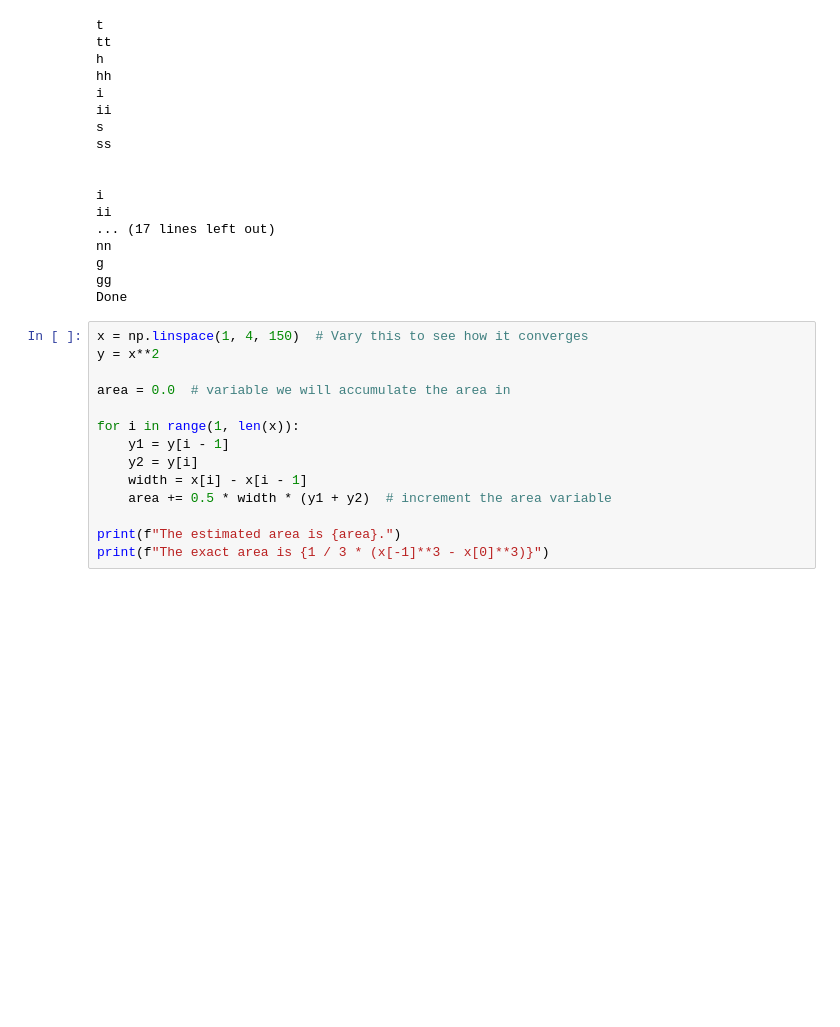
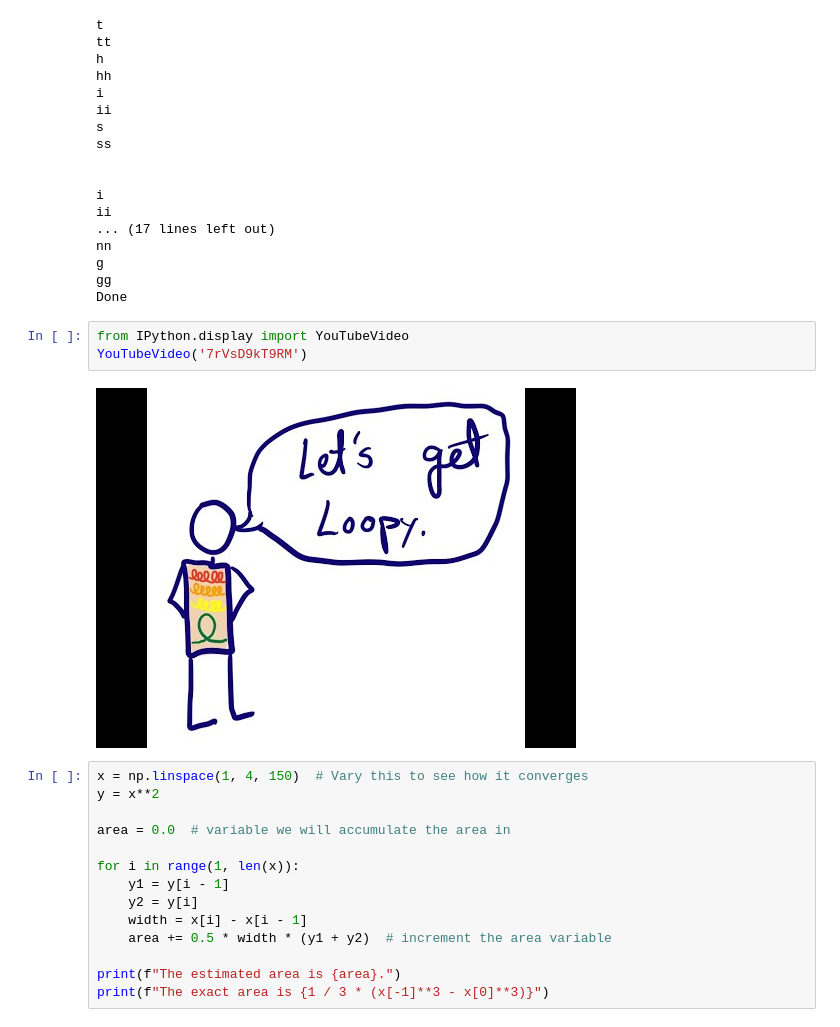
Before and after one commit to hgordo/f26-06623, a Jupyter notebook: f26-06623/lectures/02-integration-1/02-integration-1.ipynb, the cells around one changed output. Drawn from its saved outputs; the diff is of its cells as text; blank space fills up the shorter version.

```diff
--- a/f26-06623/lectures/02-integration-1/02-integration-1.ipynb
+++ b/f26-06623/lectures/02-integration-1/02-integration-1.ipynb
@@ -154,6 +154,11 @@ nn
 g
 gg
 Done
+# %%
+from IPython.display import YouTubeVideo
+YouTubeVideo('7rVsD9kT9RM')
+# %% [output]
+[figure, added]
 # %%
 x = np.linspace(1, 4, 150)  # Vary this to see how it converges
 y = x**2
```
Also changed, not shown: 4 other files.
